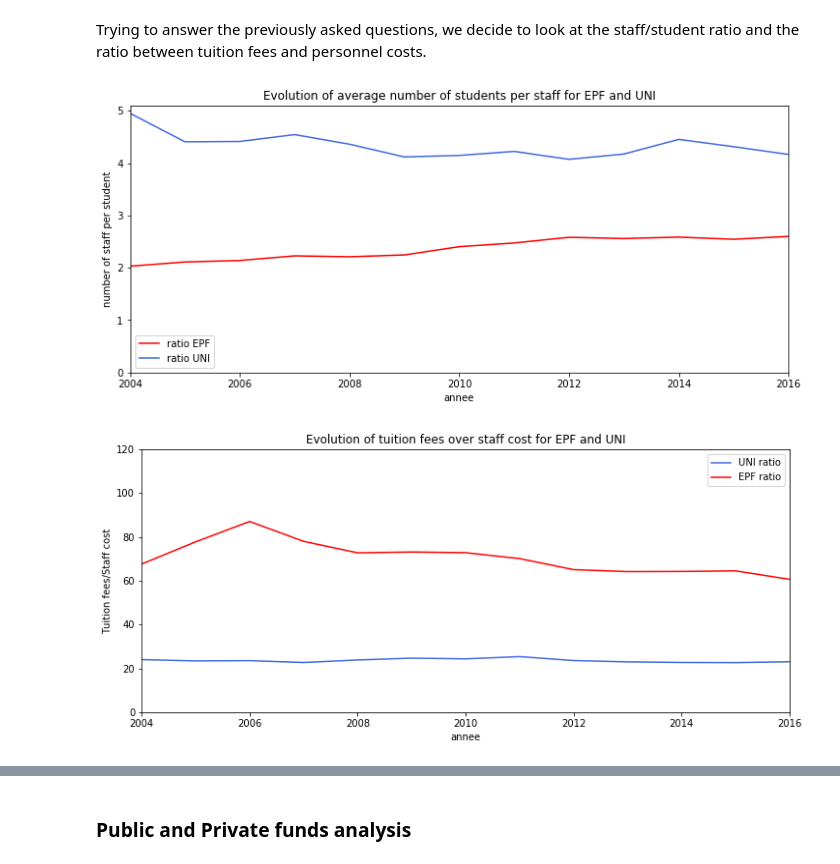
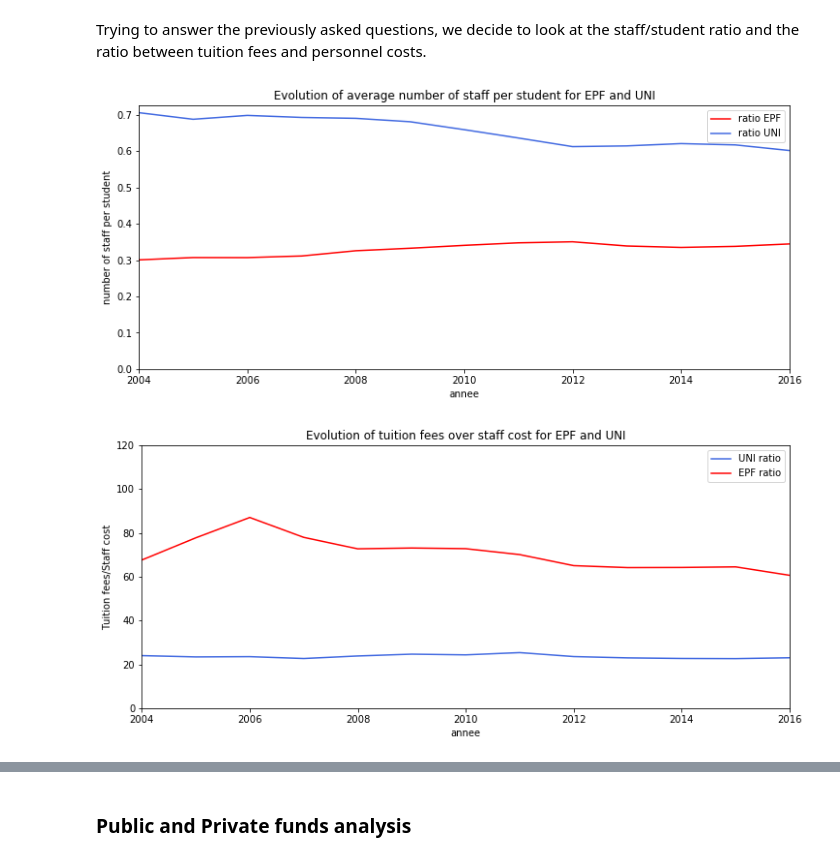
Before and after one commit to emlg/ada, a Jupyter notebook: Project/Project-Milestone-3.ipynb, the cells around one changed output, grey strips where cells are left out. Saved outputs shown, nothing was run; the diff lists cells and outputs as text; code cells hidden in the pictures.

```diff
--- a/Project/Project-Milestone-3.ipynb
+++ b/Project/Project-Milestone-3.ipynb
@@ -1250,45 +1333,45 @@ We can analyze it with the evolution of the personnel numbers, but if a universi
 Trying to answer the previously asked questions, we decide to look at the staff/student ratio and the ratio between tuition fees and personnel costs.
 # %%
 #getting and ploting the student/staff ratio for EPF and UNI
-#File 10 represents the staff, File 6 represents
+#File 10 represents the staff, File 8 represents the number of students
 #building of the staff/student ratio DataFrames for EPF and UNI
 teaching_corps_EPF = get_teaching_corps(summ10_EPF, '2004')
 teaching_corps_UNI = get_teaching_corps(summ10_uni, '2004')
-students_EPF = summ6_EPF.loc['2004':, 'Total'].to_frame()
-students_UNI = summ6_uni.loc['2004':, 'Total'].to_frame()
+students_EPF = summ8_EPF.loc['2004':, 'Total'].to_frame()
+students_UNI = summ8_uni.loc['2004':, 'Total'].to_frame()
 stud_staff_ratio_EPF = get_staff_student_ratio(students_EPF, teaching_corps_EPF)
 stud_staff_ratio_UNI = get_staff_student_ratio(students_UNI, teaching_corps_UNI)
 
 combined_ratio = pd.concat([stud_staff_ratio_UNI, stud_staff_ratio_EPF], axis=1)
 combined_ratio.columns = ['ratio EPF', 'ratio UNI']
 combined_ratio_plot = combined_ratio.plot(kind='line',
               legend = True, logy = False, figsize= (12, 5),
-              title = 'Evolution of average number of students per staff for EPF and UNI',
+              title = 'Evolution of average number of staff per student for EPF and UNI',
               color=['red', 'royalblue'])
 combined_ratio_plot.set_ylim(ymin=0)
 combined_ratio_plot.set_ylabel('number of staff per student')
 plt.show()
 
 #getting and ploting the scholarship cost/staff cost ratio for EPF and UNI
 scholarship_EPF = summ1_EPF.loc['2004':, 'Ecolage'].to_frame()
 scholarship_UNI = summ1_uni.loc['2004':, 'Ecolage'].to_frame()
 staff_cost_EPF = summ2_EPF.loc['2004':, 'Charges de personnel'].to_frame()
 staff_cost_UNI = summ2_uni.loc['2004':, 'Charges de personnel'].to_frame()
 
 stud_staff_cost_ratio_EPF = get_staff_student_cost_ratio(scholarship_EPF, staff_cost_EPF)
 stud_staff_cost_ratio_UNI = get_staff_student_cost_ratio(scholarship_UNI, staff_cost_UNI)
 
 
 stud_staff_cost_ratio_combined = pd.concat([stud_staff_cost_ratio_UNI, stud_staff_cost_ratio_EPF], axis=1)
 stud_staff_cost_ratio_combined.columns = ['UNI ratio', 'EPF ratio']
 stud_staff_cost_ratio_combined_plot = stud_staff_cost_ratio_combined.plot(kind='line',
               legend = True, logy = False, figsize= (12, 5),
               title = 'Evolution of tuition fees over staff cost for EPF and UNI',
               style=['royalblue', 'red'])
 stud_staff_cost_ratio_combined_plot.set_ylim(0, 120)
 stud_staff_cost_ratio_combined_plot.set_ylabel('Tuition fees/Staff cost')
 plt.show()
 # %% [output]
-[figure, old version]
+[figure, new version]
 [figure]
 # %% [markdown]
```
Also changed, not shown: parts of 106 cells of this notebook, 3 other files.
